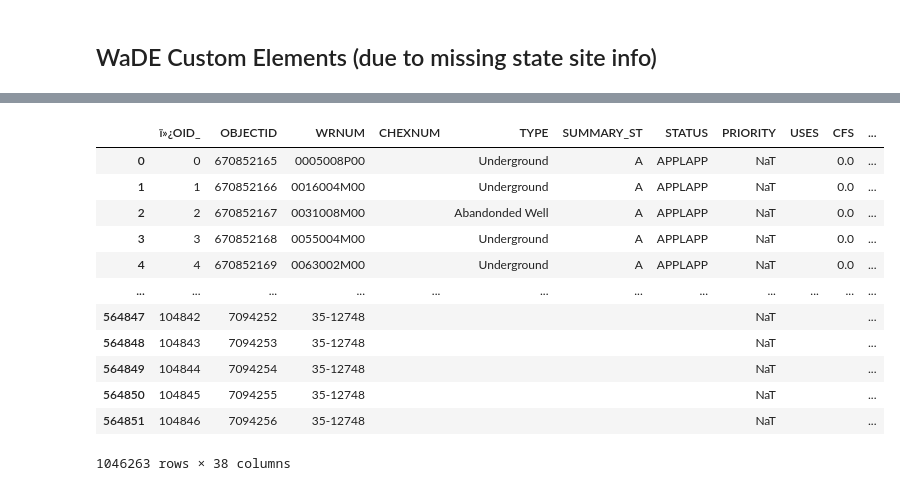
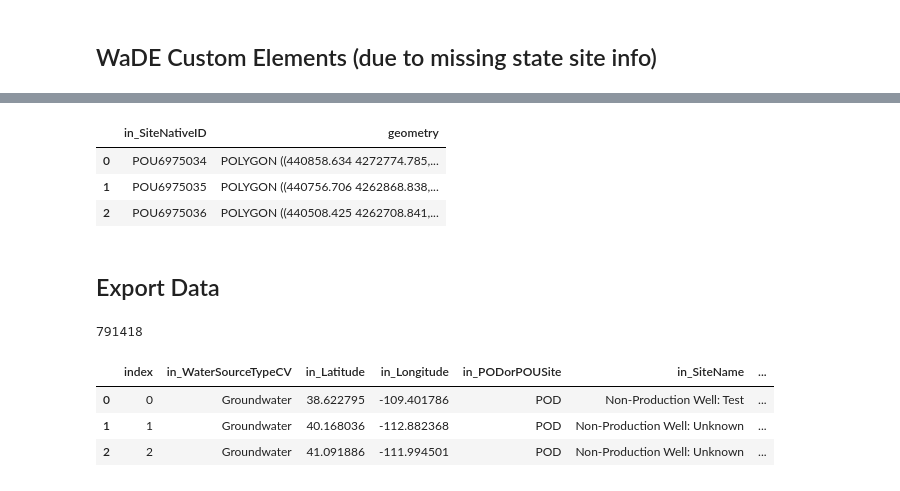
Before and after one commit to WSWCWaterDataExchange/MappingStatesDataToWaDE2.0, a Jupyter notebook: Utah/WaterAllocation/0_PreProcessUtahAllocationData.ipynb, the cells around one changed output, grey strips where cells are left out. Cells and saved outputs as stored; diff of their text form; code cells hidden in the pictures.

```diff
--- a/Utah/WaterAllocation/0_PreProcessUtahAllocationData.ipynb
+++ b/Utah/WaterAllocation/0_PreProcessUtahAllocationData.ipynb
@@ -191,13 +203,13 @@ dfout['IRRIGATION_DEPLETION'] = pd.to_numeric(dfout['IRRIGATION_DEPLETION'], err
 # %%
 # Changing datatype of used date fields.
-dfout['PRIORITY'] = pd.to_datetime(dfout['PRIORITY'], errors = 'coerce')
-dfout['PRIORITY'] = pd.to_datetime(dfout["PRIORITY"].dt.strftime('%m/%d/%Y'))
+dfout['in_AllocationPriorityDate'] = pd.to_datetime(dfout['in_AllocationPriorityDate'], errors = 'coerce')
+dfout['in_AllocationPriorityDate'] = pd.to_datetime(dfout["in_AllocationPriorityDate"].dt.strftime('%m/%d/%Y'))
 
-dfout['DATE_FILED'] = pd.to_datetime(dfout['DATE_FILED'], errors = 'coerce')
-dfout['DATE_FILED'] = pd.to_datetime(dfout["DATE_FILED"].dt.strftime('%m/%d/%Y'))
+dfout['in_AllocationApplicationDate'] = pd.to_datetime(dfout['in_AllocationApplicationDate'], errors = 'coerce')
+dfout['in_AllocationApplicationDate'] = pd.to_datetime(dfout["in_AllocationApplicationDate"].dt.strftime('%m/%d/%Y'))
 
-dfout['DATE_TERMINATED'] = pd.to_datetime(dfout['DATE_TERMINATED'], errors = 'coerce')
-dfout['DATE_TERMINATED'] = pd.to_datetime(dfout["DATE_TERMINATED"].dt.strftime('%m/%d/%Y'))
+dfout['in_AllocationExpirationDate'] = pd.to_datetime(dfout['in_AllocationExpirationDate'], errors = 'coerce')
+dfout['in_AllocationExpirationDate'] = pd.to_datetime(dfout["in_AllocationExpirationDate"].dt.strftime('%m/%d/%Y'))
 # %%
 # Creating WaterSourceTypeCV
 
@@ -211,7 +223,7 @@ WaterSourceTypeCVDictionary={
 "Spring" : "Surface Water",
 "Rediversion" : "Surface Water"}
 def CreateWaterSourceTypeCV(val):
-    if val == '' or pd.isnull(val):
+    if val == "" or pd.isnull(val):
         outString = "Unspecified"
     else:
         val = val.strip()
@@ -221,6 +233,6 @@ def CreateWaterSourceTypeCV(val):
             outString = "Unspecified"
     return outString
 
-dfout['in_WaterSourceTypeCV'] = dfout.apply(lambda row: CreateWaterSourceTypeCV(row['TYPE']), axis=1)
-dfout
+dfout['in_WaterSourceTypeCV'] = dfout.apply(lambda row: CreateWaterSourceTypeCV(row['in_WaterSourceTypeCV']), axis=1)
+dfout['in_WaterSourceTypeCV'].unique()
 # %% [output]
@@ -304,7 +316,7 @@ listDictionary["Wash"] = washList
 listDictionary["Well"] = wellList
 
 def CreateSiteTypeCV(val):
-    if val == '' or pd.isnull(val):
+    if val == "" or pd.isnull(val):
         outString = "Unspecified"
     else:
         outString = "Unspecified" # Default
@@ -328,7 +340,8 @@ def CreateSiteTypeCV(val):
 
     return outString
 
-dfout['in_SiteTypeCV'] = dfout.apply(lambda row: CreateSiteTypeCV( row['SOURCE']), axis=1)
+dfout['in_SiteTypeCV'] = dfout.apply(lambda row: CreateSiteTypeCV( row['in_SiteTypeCV']), axis=1)
+dfout['in_SiteTypeCV'].unique()
 # %%
 # Assign LegalStatusCV value.
 # Uses the re library, but requires for loop.
@@ -400,7 +413,8 @@ def CreateLegalStatus(val):
 
     return outString
 
-dfout['in_LegalStatus'] = dfout.apply(lambda row: CreateLegalStatus( row['STATUS']), axis=1)
+dfout['in_AllocationLegalStatusCV'] = dfout.apply(lambda row: CreateLegalStatus( row['in_AllocationLegalStatusCV']), axis=1)
+dfout['in_AllocationLegalStatusCV'].unique()
 # %% [markdown]
 ## WaDE Custom Elements (due to missing state site info)
 # %%
@@ -439,22 +470,28 @@ dfout['in_WaterSourceNativeID'] = dfout.apply(lambda row: retrieveWaterSourceNat
+# %%
+columnsList = ['in_SiteNativeID', 'geometry']
+dfPoUshape = pd.DataFrame(columns=columnsList)
+dfPoUshape['in_SiteNativeID'] = "POU" + dfPoUshapetemp['OBJECTID'].astype(str)
+dfPoUshape['geometry'] = dfPoUshapetemp['geometry']
+dfPoUshape = dfPoUshape.drop_duplicates(subset=None, keep='first', inplace=False, ignore_index=False)
+dfPoUshape.head(3)
+# %% [output]
+|  | in_SiteNativeID | geometry |
+| 0 | POU6975034 | POLYGON ((440858.634 4272774.785,... |
+| 1 | POU6975035 | POLYGON ((440756.706 4262868.838,... |
+| 2 | POU6975036 | POLYGON ((440508.425 4262708.841,... |
+# %% [markdown]
+## Export Data
 # %%
 #Removing all NaN Values and replacing with blank
 dfout = dfout.replace(np.nan, "", regex=True)
-
-dfout
+print(len(dfout))
+dfout.head(3)
 # %% [output]
+791418
-|  | ï»¿OID_ | OBJECTID | WRNUM | CHEXNUM | TYPE | SUMMARY_ST | STATUS | PRIORITY | USES | CFS | ... |
-| 0 | 0 | 670852165 | 0005008P00 |  | Underground | A | APPLAPP | NaT |  | 0.0 | ... |
-| 1 | 1 | 670852166 | 0016004M00 |  | Underground | A | APPLAPP | NaT |  | 0.0 | ... |
-| 2 | 2 | 670852167 | 0031008M00 |  | Abandonded Well | A | APPLAPP | NaT |  | 0.0 | ... |
-| 3 | 3 | 670852168 | 0055004M00 |  | Underground | A | APPLAPP | NaT |  | 0.0 | ... |
-| 4 | 4 | 670852169 | 0063002M00 |  | Underground | A | APPLAPP | NaT |  | 0.0 | ... |
-| ... | ... | ... | ... | ... | ... | ... | ... | ... | ... | ... | ... |
-| 564847 | 104842 | 7094252 | 35-12748 |  |  |  |  | NaT |  |  | ... |
-| 564848 | 104843 | 7094253 | 35-12748 |  |  |  |  | NaT |  |  | ... |
-| 564849 | 104844 | 7094254 | 35-12748 |  |  |  |  | NaT |  |  | ... |
-| 564850 | 104845 | 7094255 | 35-12748 |  |  |  |  | NaT |  |  | ... |
-| 564851 | 104846 | 7094256 | 35-12748 |  |  |  |  | NaT |  |  | ... |
+|  | index | in_WaterSourceTypeCV | in_Latitude | in_Longitude | in_PODorPOUSite | in_SiteName | ... |
+| 0 | 0 | Groundwater | 38.622795 | -109.401786 | POD | Non-Production Well: Test | ... |
+| 1 | 1 | Groundwater | 40.168036 | -112.882368 | POD | Non-Production Well: Unknown | ... |
+| 2 | 2 | Groundwater | 41.091886 | -111.994501 | POD | Non-Production Well: Unknown | ... |
-1046263 rows × 38 columns
 # %%
 #Exporting to Finished File
 dfout.to_csv('P_UtahMaster.csv', index=False)  # The output
```
Also changed, not shown: parts of 21 cells of this notebook, 54 other files.
